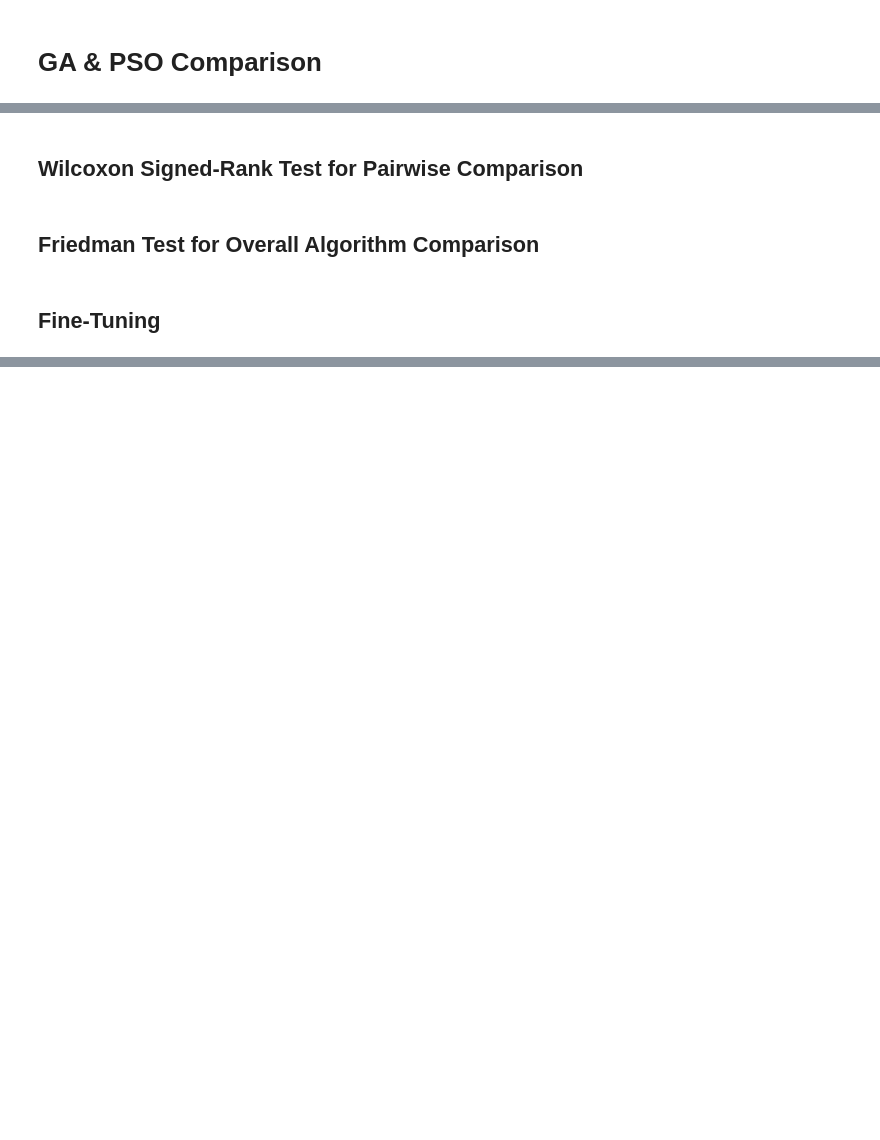
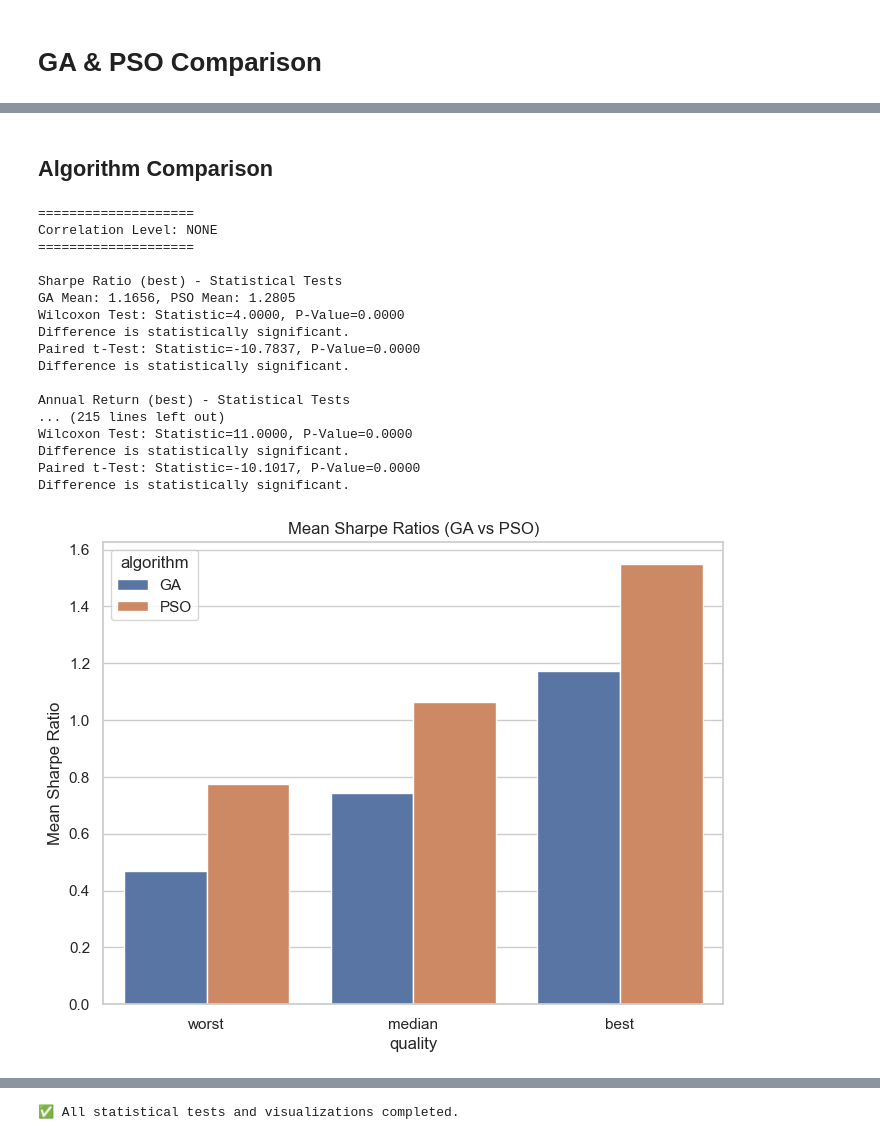
Before and after one commit to aprentix/BAO_Portfolio-Optimization-Problem, a Jupyter notebook: notebooks/compare_results.ipynb, the cells around one changed output, grey strips where cells are left out. Cells and saved outputs as stored; diff of their text form; code cells hidden in the pictures; blank space fills up the shorter version.

```diff
--- a/notebooks/compare_results.ipynb
+++ b/notebooks/compare_results.ipynb
@@ -19,7 +18,0 @@ from pop.util.fine_tuning import get_results_path
-# %%
-final_results_df = pd.read_csv(get_results_path("final_fine_tuning_results.csv"))
-ga_sharpe = final_results_df[final_results_df["algorithm"] == "GA"]["sharpe_ratio"]
-pso_sharpe = final_results_df[final_results_df["algorithm"] == "PSO"]["sharpe_ratio"]
-
-t_stat, p_value = ttest_ind(ga_sharpe, pso_sharpe, equal_var=False)
-print(f"T-test for Sharpe Ratio: t={t_stat:.3f}, p={p_value:.3g}")
@@ -65,2 +18,0 @@ print(final_results_df.groupby(["algorithm", "quality"])[["sharpe_ratio", "annua
-# %% [markdown]
-## Wilcoxon Signed-Rank Test for Pairwise Comparison
@@ -87,2 +19,2 @@ print(final_results_df.groupby(["algorithm", "quality"])[["sharpe_ratio", "annua
 # %% [markdown]
-## Friedman Test for Overall Algorithm Comparison
+## Algorithm Comparison
@@ -106,32 +21,23 @@ print(final_results_df.groupby(["algorithm", "quality"])[["sharpe_ratio", "annua
-# %% [markdown]
-## Fine-Tuning
 # %%
-# Import necessary libraries
-import pandas as pd
-import numpy as np
-import matplotlib.pyplot as plt
-import seaborn as sns
-from scipy.stats import wilcoxon, ttest_rel
-# Load the final aggregated results
-data = pd.read_csv(os.path.join(ROOT_PATH, "experiments","results","final_fine_tuning_results.csv"))
+# Define correlation levels and their corresponding file paths
+correlation_levels = {
+    "none": os.path.join(ROOT_PATH, "experiments", "results", "none_correlation", "final_fine_tuning_results.csv"),
+    "low": os.path.join(ROOT_PATH, "experiments", "results", "low_correlation", "final_fine_tuning_results.csv"),
+    "medium": os.path.join(ROOT_PATH, "experiments", "results", "medium_correlation", "final_fine_tuning_results.csv"),
+    "high": os.path.join(ROOT_PATH, "experiments", "results", "high_correlation", "final_fine_tuning_results.csv"),
+}
 
 # Set the alpha value for statistical tests
 alpha = 0.05
 
-# Statistical Tests
 def perform_statistical_tests(ga_data, pso_data, metric, description):
     print(f"\n{description} - Statistical Tests")
-    # Drop NaN values to avoid calculation issues
     ga_data = ga_data[metric].dropna()
     pso_data = pso_data[metric].dropna()
-
     if ga_data.empty or pso_data.empty:
         print("⚠️ One of the data sets is empty after removing NaN values. Skipping test.")
         return
-
     print(f"GA Mean: {ga_data.mean():.4f}, PSO Mean: {pso_data.mean():.4f}")
-
-    # Wilcoxon test (non-parametric)
     try:
         stat, p_value = wilcoxon(ga_data, pso_data)
         print(f"Wilcoxon Test: Statistic={stat:.4f}, P-Value={p_value:.4f}")
@@ -141,8 +47,6 @@ def perform_statistical_tests(ga_data, pso_data, metric, description):
             print("Difference is NOT statistically significant.")
     except ValueError as e:
         print(f"Error in Wilcoxon Test: {e}")
-
-    # Paired t-Test (parametric)
     try:
         stat, p_value = ttest_rel(ga_data, pso_data)
         print(f"Paired t-Test: Statistic={stat:.4f}, P-Value={p_value:.4f}")
@@ -153,13 +57,18 @@ def perform_statistical_tests(ga_data, pso_data, metric, description):
     except ValueError as e:
         print(f"Error in Paired t-Test: {e}")
 
-# Perform tests for Best, Median, and Worst Configurations
-for quality in ["best", "median", "worst"]:
-    ga_data = data[(data["algorithm"] == "GA") & (data["quality"] == quality)]
-    pso_data = data[(data["algorithm"] == "PSO") & (data["quality"] == quality)]
-    perform_statistical_tests(ga_data, pso_data, "sharpe_ratio", f"Sharpe Ratio ({quality})")
-    perform_statistical_tests(ga_data, pso_data, "annual_return", f"Annual Return ({quality})")
-    perform_statistical_tests(ga_data, pso_data, "runtime", f"Execution Time ({quality})")
+# Loop through each correlation level
+for corr_level, file_path in correlation_levels.items():
+    print(f"\n{'='*20}\nCorrelation Level: {corr_level.upper()}\n{'='*20}")
+    data = pd.read_csv(file_path)
+    for quality in ["best", "median", "worst"]:
+        ga_data = data[(data["algorithm"] == "GA") & (data["quality"] == quality)]
+        pso_data = data[(data["algorithm"] == "PSO") & (data["quality"] == quality)]
+        perform_statistical_tests(ga_data, pso_data, "sharpe_ratio", f"Sharpe Ratio ({quality})")
+        perform_statistical_tests(ga_data, pso_data, "annual_return", f"Annual Return ({quality})")
+        perform_statistical_tests(ga_data, pso_data, "runtime", f"Execution Time ({quality})")
+
+# ...existing visualization functions and code...
 
 # Visualization Functions
 def bar_plot(data, metric, title, ylabel):
@@ -174,30 +83,49 @@ def box_plot(data, metric, title, ylabel):
     sns.boxplot(data=data, x="algorithm", y=metric, hue="quality")
     plt.title(title)
     plt.ylabel(ylabel)
     plt.show()
 
 def scatter_plot(data, x_metric, y_metric, title, xlabel, ylabel):
     plt.figure(figsize=(8, 6))
     sns.scatterplot(data=data, x=x_metric, y=y_metric, hue="algorithm", style="quality")
     plt.title(title)
     plt.xlabel(xlabel)
     plt.ylabel(ylabel)
     plt.show()
 
 # Visualization: Sharpe Ratio Comparison (Best, Median, Worst)
 bar_plot(data, "mean_sharpe", "Mean Sharpe Ratios (GA vs PSO)", "Mean Sharpe Ratio")
 
 # Visualization: Return Distribution (Best, Median, Worst)
 box_plot(data, "annual_return", "Annual Return Distributions (GA vs PSO)", "Annual Return")
 
 # Visualization: Execution Time Comparison (Best, Median, Worst)
 bar_plot(data, "runtime", "Execution Time (GA vs PSO)", "Runtime (seconds)")
 
 # Visualization: Tradeoff Analysis (Sharpe Ratio vs. Time)
 scatter_plot(data, "runtime", "sharpe_ratio", "Sharpe Ratio vs. Execution Time (GA vs PSO)", "Execution Time (seconds)", "Sharpe Ratio")
 
 # Best Configuration Comparison (Sharpe Ratio vs Annual Return)
 best_data = data[data["quality"] == "best"]
 scatter_plot(best_data, "sharpe_ratio", "annual_return", "Best Configuration Comparison (GA vs PSO)", "Sharpe Ratio", "Annual Return")
 
 print("✅ All statistical tests and visualizations completed.")
+# %% [output]
+====================
+Correlation Level: NONE
+====================
+
+Sharpe Ratio (best) - Statistical Tests
+GA Mean: 1.1656, PSO Mean: 1.2805
+Wilcoxon Test: Statistic=4.0000, P-Value=0.0000
+Difference is statistically significant.
+Paired t-Test: Statistic=-10.7837, P-Value=0.0000
+Difference is statistically significant.
+
+Annual Return (best) - Statistical Tests
+... (215 lines left out)
+Wilcoxon Test: Statistic=11.0000, P-Value=0.0000
+Difference is statistically significant.
+Paired t-Test: Statistic=-10.1017, P-Value=0.0000
+Difference is statistically significant.
+[figure, added]
@@ -203,0 +136 @@ print("✅ All statistical tests and visualizations completed.")
+✅ All statistical tests and visualizations completed.
```
Also changed, not shown: parts of 10 cells of this notebook.
